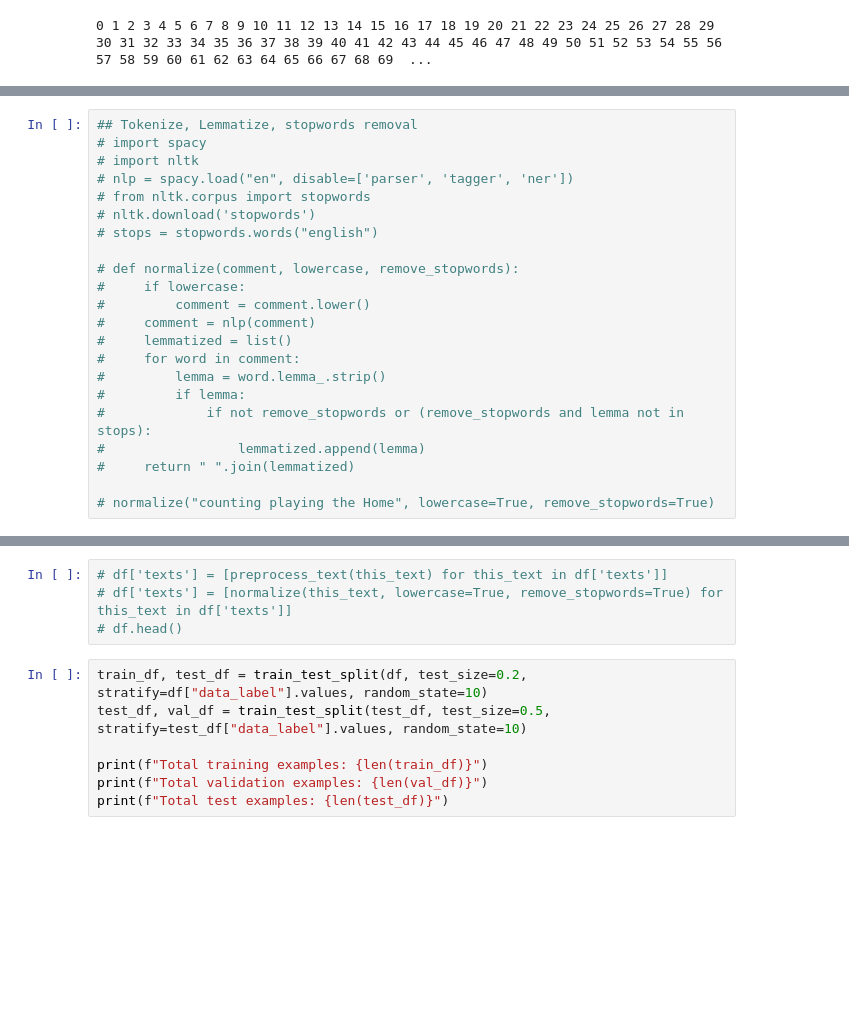
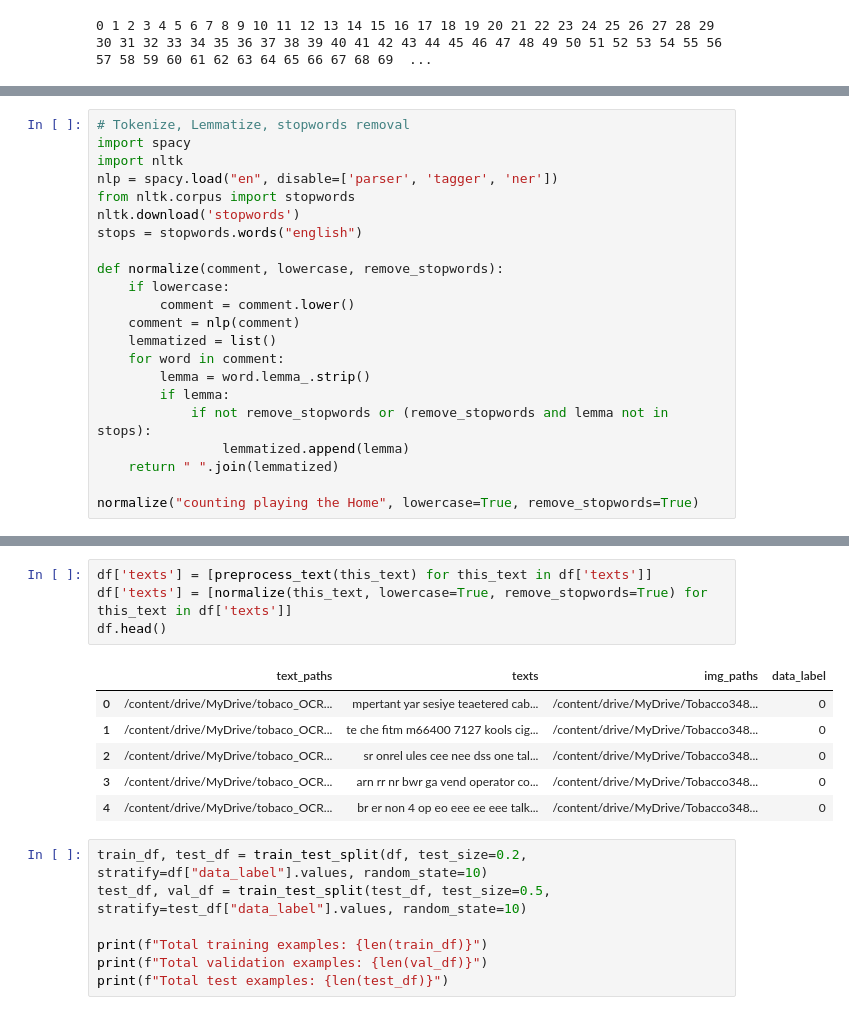
Before and after one commit to R4HUL-ROY/Multimodal_feature_extraction, a Jupyter notebook: Feature_integration_bert_VGG16.ipynb, the cells around one changed output, grey strips where cells are left out. Saved outputs shown, nothing was run; the diff lists cells and outputs as text; blank space fills up the shorter version.

```diff
--- a/Feature_integration_bert_VGG16.ipynb
+++ b/Feature_integration_bert_VGG16.ipynb
@@ -136,22 +136,22 @@ df.head()
 # %%
-## Tokenize, Lemmatize, stopwords removal
-# import spacy
-# import nltk
-# nlp = spacy.load("en", disable=['parser', 'tagger', 'ner'])
-# from nltk.corpus import stopwords
-# nltk.download('stopwords')
-# stops = stopwords.words("english")
+# Tokenize, Lemmatize, stopwords removal
+import spacy
+import nltk
+nlp = spacy.load("en", disable=['parser', 'tagger', 'ner'])
+from nltk.corpus import stopwords
+nltk.download('stopwords')
+stops = stopwords.words("english")
 
-# def normalize(comment, lowercase, remove_stopwords):
-#     if lowercase:
-#         comment = comment.lower()
-#     comment = nlp(comment)
-#     lemmatized = list()
-#     for word in comment:
-#         lemma = word.lemma_.strip()
-#         if lemma:
-#             if not remove_stopwords or (remove_stopwords and lemma not in stops):
-#                 lemmatized.append(lemma)
-#     return " ".join(lemmatized)
+def normalize(comment, lowercase, remove_stopwords):
+    if lowercase:
+        comment = comment.lower()
+    comment = nlp(comment)
+    lemmatized = list()
+    for word in comment:
+        lemma = word.lemma_.strip()
+        if lemma:
+            if not remove_stopwords or (remove_stopwords and lemma not in stops):
+                lemmatized.append(lemma)
+    return " ".join(lemmatized)
 
-# normalize("counting playing the Home", lowercase=True, remove_stopwords=True)
+normalize("counting playing the Home", lowercase=True, remove_stopwords=True)
@@ -158,7 +162,14 @@ df.head()
 # %%
-# df['texts'] = [preprocess_text(this_text) for this_text in df['texts']]
-# df['texts'] = [normalize(this_text, lowercase=True, remove_stopwords=True) for this_text in df['texts']]
-# df.head()
+df['texts'] = [preprocess_text(this_text) for this_text in df['texts']]
+df['texts'] = [normalize(this_text, lowercase=True, remove_stopwords=True) for this_text in df['texts']]
+df.head()
+# %% [output]
+|  | text_paths | texts | img_paths | data_label |
+| 0 | /content/drive/MyDrive/tobaco_OCR... | mpertant yar sesiye teaetered cab... | /content/drive/MyDrive/Tobacco348... | 0 |
+| 1 | /content/drive/MyDrive/tobaco_OCR... | te che fitm m66400 7127 kools cig... | /content/drive/MyDrive/Tobacco348... | 0 |
+| 2 | /content/drive/MyDrive/tobaco_OCR... | sr onrel ules cee nee dss one tal... | /content/drive/MyDrive/Tobacco348... | 0 |
+| 3 | /content/drive/MyDrive/tobaco_OCR... | arn rr nr bwr ga vend operator co... | /content/drive/MyDrive/Tobacco348... | 0 |
+| 4 | /content/drive/MyDrive/tobaco_OCR... | br er non 4 op eo eee ee eee talk... | /content/drive/MyDrive/Tobacco348... | 0 |
 # %%
 train_df, test_df = train_test_split(df, test_size=0.2, stratify=df["data_label"].values, random_state=10)
 test_df, val_df = train_test_split(test_df, test_size=0.5, stratify=test_df["data_label"].values, random_state=10)
```
Also changed, not shown: parts of 7 cells of this notebook.
